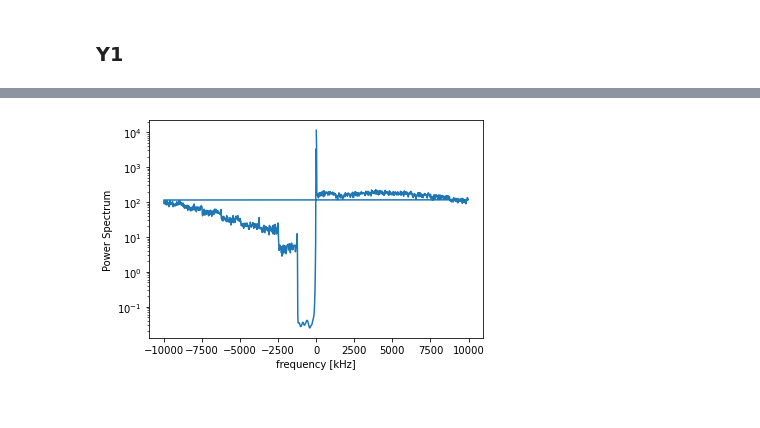
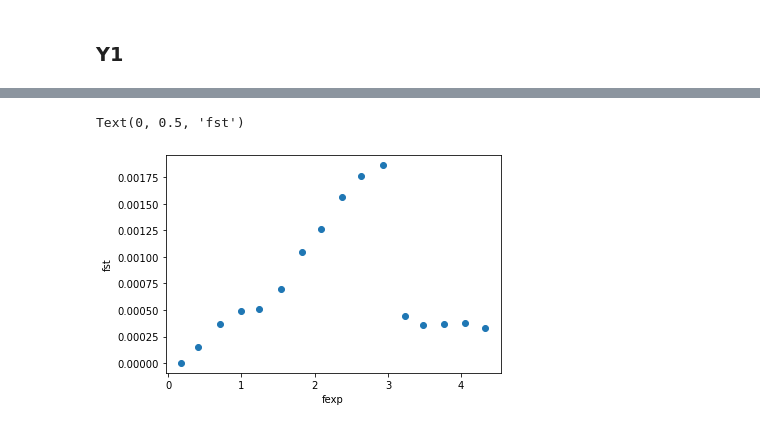
Before and after one commit to felgcoll/Anemometry_Data_Exploration, a Jupyter notebook: Anemometry.ipynb, the cells around one changed output, grey strips where cells are left out. Drawn from its saved outputs; the diff is of its cells as text; code cells hidden in the pictures.

```diff
--- a/Anemometry.ipynb
+++ b/Anemometry.ipynb
@@ -109,15 +144,3 @@ plt.plot(df1[0])
 [figure]
 # %% [markdown]
 ### Y1
-# %%
-for i in range(0,1600000,100000):
-    try:
-        fs = 20e3
-        f, Pxx_spec = signal.welch(df1[0].iloc[i:i+100000], fs, nperseg=256)
-        plt.figure()
-        plt.semilogy(f, Pxx_spec)
-        plt.xlabel('frequency [kHz]')
-        plt.ylabel('Power Spectrum')
-        plt.show()
-    except:
-        pass
@@ -182,10 +221,7 @@ plt.plot(y)
-# %%
-fs = 20e3
-f, Pxx_spec = signal.welch(y, fs, nperseg=1024)
-plt.figure()
-plt.semilogy(f, Pxx_spec)
-plt.xlabel('frequency [kHz]')
-plt.ylabel('Power Spectrum')
-plt.show()
-# %% [output]
-[figure, removed]
+# %%
+plt.scatter(Fst,fexp)
+plt.xlabel('fexp')
+plt.ylabel('fst')
+# %% [output]
+Text(0, 0.5, 'fst')
+[figure, added]
```
Also changed, not shown: parts of 27 cells of this notebook.
